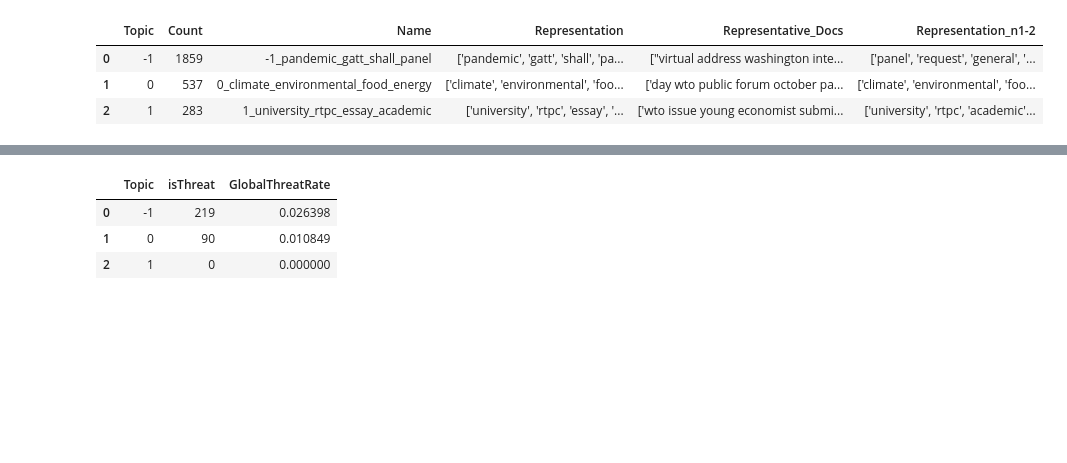
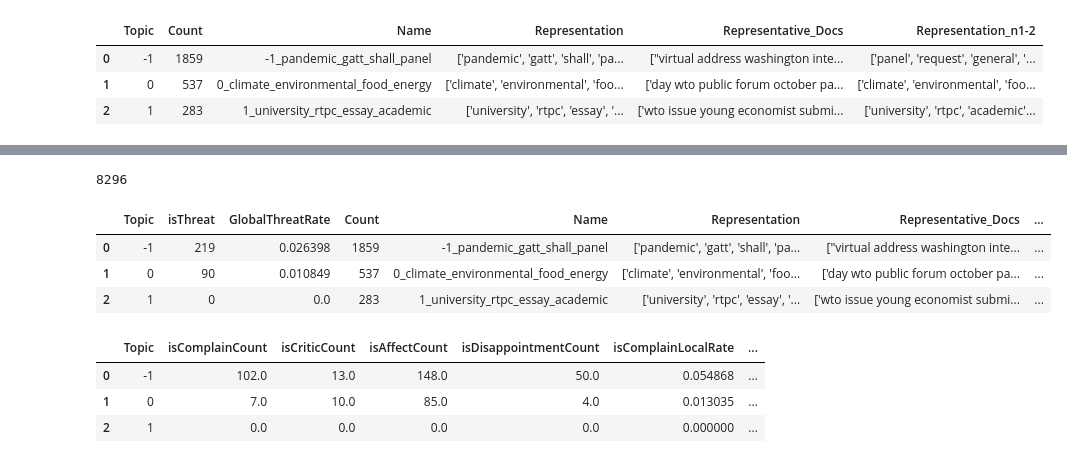
Before and after one commit to Yung-Chun/WTO-Threat-Detection, a Jupyter notebook: event_mapping.ipynb, the cells around one changed output, grey strips where cells are left out. Saved outputs shown, nothing was run; the diff lists cells and outputs as text; code cells hidden in the pictures; blank space fills up the shorter version.

```diff
--- a/event_mapping.ipynb
+++ b/event_mapping.ipynb
@@ -120,21 +109,52 @@ threat_events.head(3)
-# %%
-# calculate ThreatRate
-threat_events_topic = threat_events[['Topic', 'isThreat', 'ThreatCount']].groupby('Topic').agg({'isThreat': 'sum'}).reset_index()
-threat_events_topic.fillna(0, inplace=True)
-
-for row in threat_events_topic.itertuples():
-#     # per topic
-#     if row.ThreatCount != 0:
-#         threat_events_topic.at[row.Index, 'LocalThreatRate'] = row.isThreat / row.Count
-#     else:
-#         threat_events_topic.at[row.Index, 'LocalThreatRate'] = 0
-
-    # global
-    threat_events_topic.at[row.Index, 'GlobalThreatRate'] = row.isThreat / total_article
-
-threat_events_topic.head(3)
-# %% [output]
-|  | Topic | isThreat | GlobalThreatRate |
-| 0 | -1 | 219 | 0.026398 |
-| 1 | 0 | 90 | 0.010849 |
-| 2 | 1 | 0 | 0.000000 |
+# %%
+len(threat_events_document)
+# %% [output]
+8296
+# %%
+total_doc = len(threat_events_document)
+
+# count isThreat
+threat_events_topic = threat_events_document[['Topic', 'isThreat', 'ThreatCount']].groupby('Topic').agg({'isThreat': 'sum'}).reset_index()
+threat_events_topic.fillna(0, inplace=True)
+
+# GlobalThreatRate
+threat_events_topic['GlobalThreatRate'] = threat_events_topic['isThreat'] / total_doc
+
+# LocalThreatRate
+threat_events_topic_info_merge = pd.merge(threat_events_topic, topic_info_merge, on='Topic', how='left')
+threat_events_topic_info_merge['LocalThreatRate'] = threat_events_topic_info_merge['isThreat'] / threat_events_topic_info_merge['Count']
+
+threat_events_topic_info_merge.head(3)
+# %% [output]
+|  | Topic | isThreat | GlobalThreatRate | Count | Name | Representation | Representative_Docs | ... |
+| 0 | -1 | 219 | 0.026398 | 1859 | -1_pandemic_gatt_shall_panel | ['pandemic', 'gatt', 'shall', 'pa... | ["virtual address washington inte... | ... |
+| 1 | 0 | 90 | 0.010849 | 537 | 0_climate_environmental_food_energy | ['climate', 'environmental', 'foo... | ['day wto public forum october pa... | ... |
+| 2 | 1 | 0 | 0.0 | 283 | 1_university_rtpc_essay_academic | ['university', 'rtpc', 'essay', '... | ['wto issue young economist submi... | ... |
+# %%
+processed_data = threat_events_document.replace({'isComplain': {'yes': 1, 'no': 0}, 'isCritic': {'yes': 1, 'no': 0},
+                                                 'isAffect': {'yes': 1, 'no': 0}, 'isDisappointment': {'yes': 1, 'no': 0}})
+
+summary_by_topic = processed_data.groupby('Topic', as_index=False).agg({'isComplain': 'sum', 'isCritic': 'sum',
+                                                                        'isAffect': 'sum', 'isDisappointment': 'sum'})
+
+summary_by_topic.rename(columns={'isComplain': 'isComplainCount', 'isCritic': 'isCriticCount',
+                                 'isAffect': 'isAffectCount', 'isDisappointment': 'isDisappointmentCount'}, inplace=True)
+
+# LocalRate for each defined threat
+summary_by_topic['isComplainLocalRate'] = summary_by_topic['isComplainCount'] / threat_events_topic_info_merge['Count']
+summary_by_topic['isCriticLocalRate'] = summary_by_topic['isCriticCount'] / threat_events_topic_info_merge['Count']
+summary_by_topic['isAffectLocalRate'] = summary_by_topic['isAffectCount'] / threat_events_topic_info_merge['Count']
+summary_by_topic['isDisappointmentLocalRate'] = summary_by_topic['isDisappointmentCount'] / threat_events_topic_info_merge['Count']
+
+# GlobalRate for each defined threat
+summary_by_topic['isComplainGlobalRate'] = summary_by_topic['isComplainCount'] / total_doc
+summary_by_topic['isCriticGlobalRate'] = summary_by_topic['isCriticCount'] / total_doc
+summary_by_topic['isAffectGlobalRate'] = summary_by_topic['isAffectCount'] / total_doc
+summary_by_topic['isDisappointmentGlobalRate'] = summary_by_topic['isDisappointmentCount'] / total_doc
+
+summary_by_topic.head(3)
+# %% [output]
+|  | Topic | isComplainCount | isCriticCount | isAffectCount | isDisappointmentCount | isComplainLocalRate | ... |
+| 0 | -1 | 102.0 | 13.0 | 148.0 | 50.0 | 0.054868 | ... |
+| 1 | 0 | 7.0 | 10.0 | 85.0 | 4.0 | 0.013035 | ... |
+| 2 | 1 | 0.0 | 0.0 | 0.0 | 0.0 | 0.000000 | ... |
```
Also changed, not shown: parts of 10 cells of this notebook, 2 other files.
